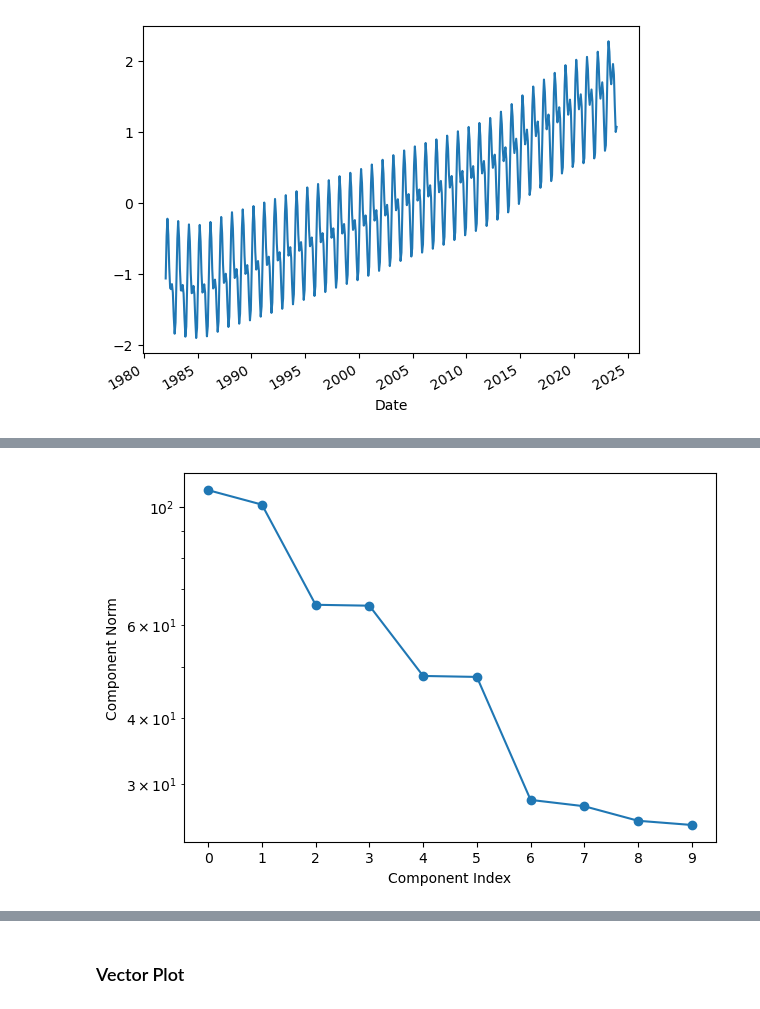
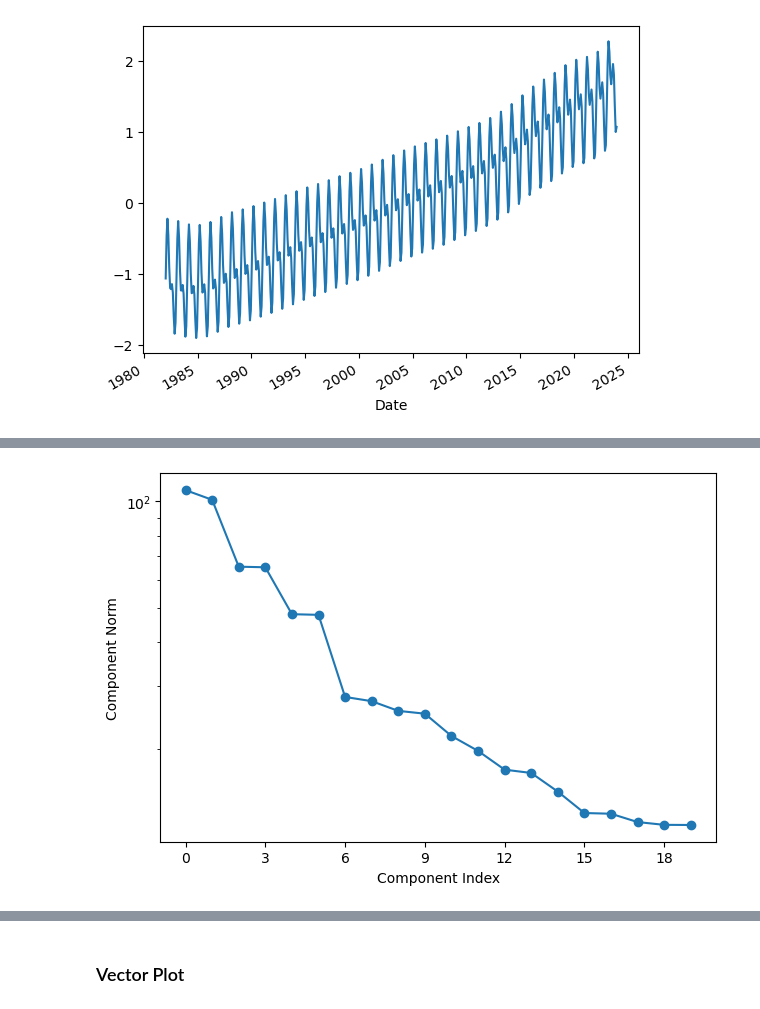
Before and after one commit to ADSCIAN/ssalib, a Jupyter notebook: notebooks/02_ssa_plotting_guide.ipynb, the cells around one changed output, grey strips where cells are left out. Saved outputs shown, nothing was run; the diff lists cells and outputs as text; code cells hidden in the pictures.

Commit message:
Continued SSA plotting tutorial notebook (unfinished)

```diff
--- a/notebooks/02_ssa_plotting_guide.ipynb
+++ b/notebooks/02_ssa_plotting_guide.ipynb
@@ -214,7 +233,7 @@ ssa[:6].plot()
 # %%
 ssa = SSA(sst).decompose()
-fig, ax = ssa.plot(marker='o')
+fig, ax = ssa.plot(n_components=20, marker='o')
 # %% [output]
-[figure, old version]
+[figure, new version]
 # %%
 ssa = SSA(sst).decompose()
```
Also changed, not shown: parts of 4 cells of this notebook.
